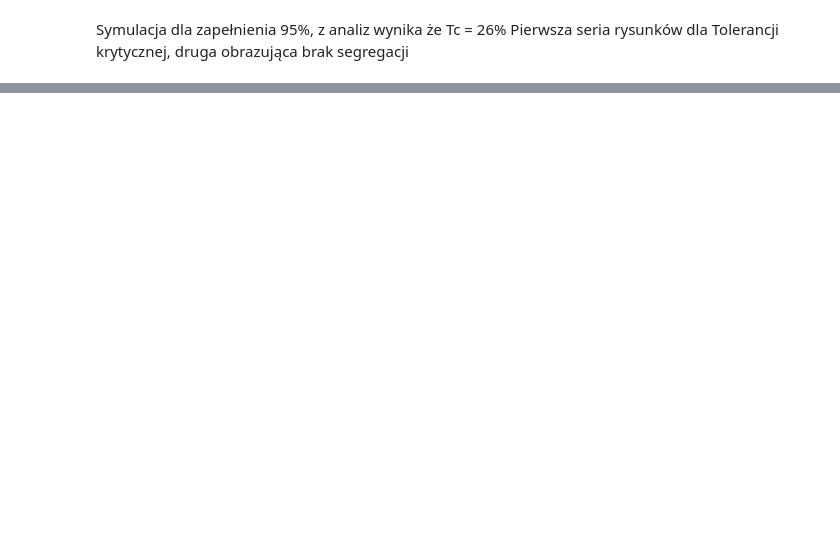
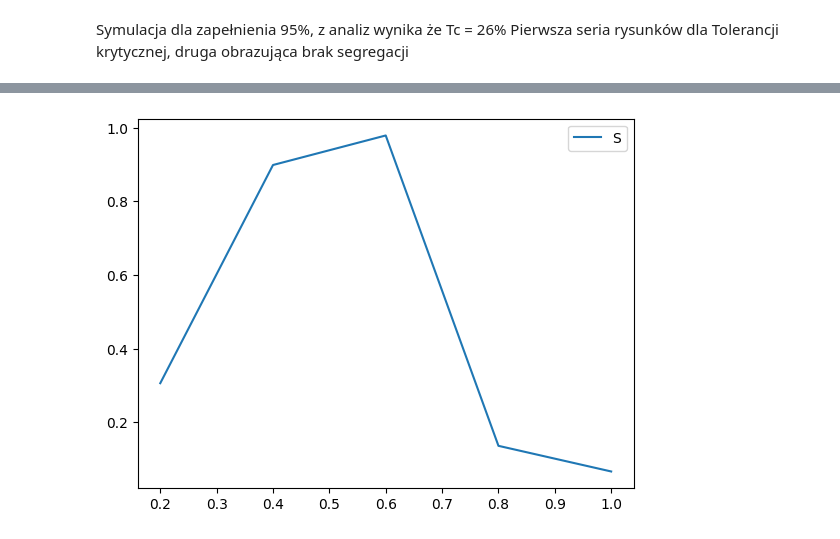
Before and after one commit to Tuliuszen/LabSpec, a Jupyter notebook: Schelling.ipynb, the cells around one changed output, grey strips where cells are left out. Saved outputs shown, nothing was run; the diff lists cells and outputs as text; code cells hidden in the pictures; blank space fills up the shorter version.

```diff
--- a/Schelling.ipynb
+++ b/Schelling.ipynb
@@ -483,0 +435,8 @@ plt.plot(x_unsatif, y_unsatif)
+# %%
+s, tol = simulation_of_S(grid_size=50, density=0.85, step_size=0.05)
+plt.plot(tol, s, label="S")
+plt.legend()
+plt.title("S dla gestosci 0.85")
+plt.show()
+# %% [output]
+[figure, added]
```
Also changed, not shown: parts of 51 cells of this notebook.
